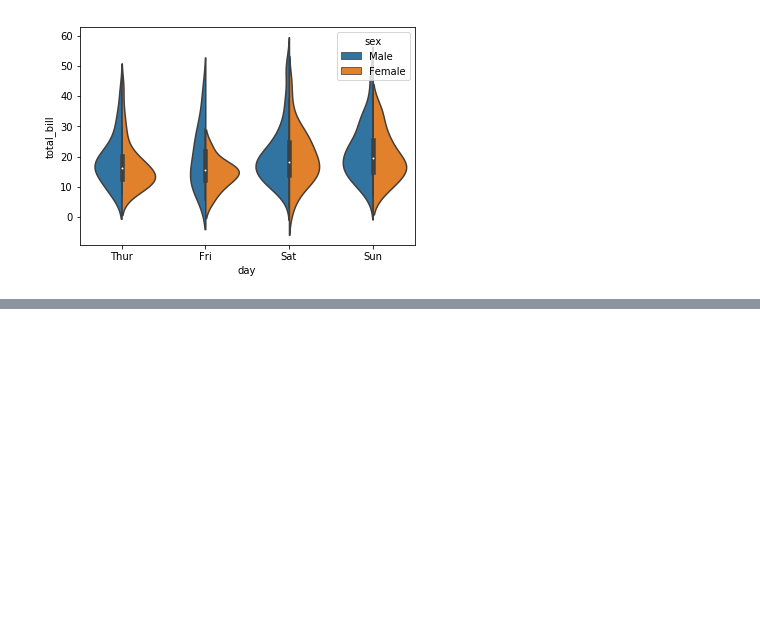
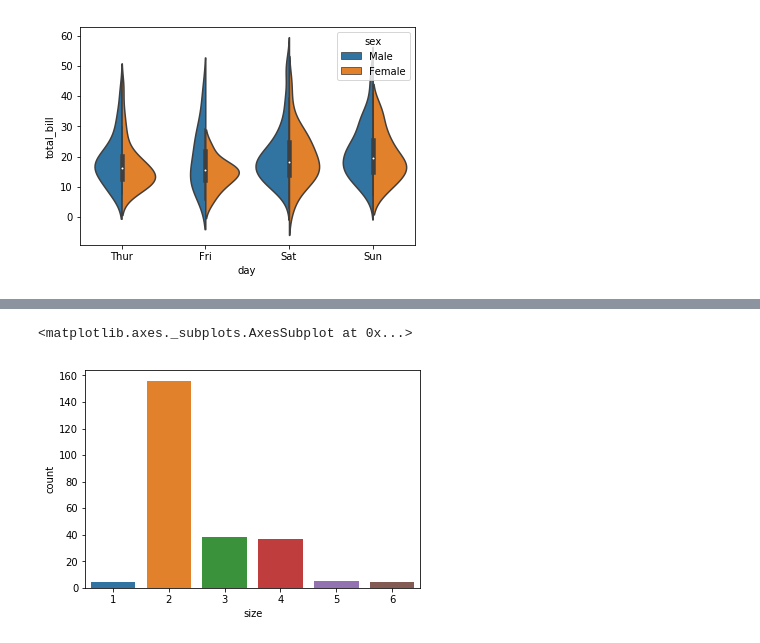
Before and after one commit to wechuli/data-science-python, a Jupyter notebook: Playground/Seaborn Playground-categorical plots.ipynb, the cells around one changed output, grey strips where cells are left out. Cells and saved outputs as stored; diff of their text form; code cells hidden in the pictures; blank space fills up the shorter version.

```diff
--- a/Playground/Seaborn Playground-categorical plots.ipynb
+++ b/Playground/Seaborn Playground-categorical plots.ipynb
@@ -97,0 +116,5 @@ sns.violinplot(x='day',y='total_bill',data=tips,hue='sex',split=True)
+# %%
+sns.countplot(x='size',data=tips)
+# %% [output]
+<matplotlib.axes._subplots.AxesSubplot at 0x...>
+[figure, added]
```
Also changed, not shown: parts of 12 cells of this notebook.
